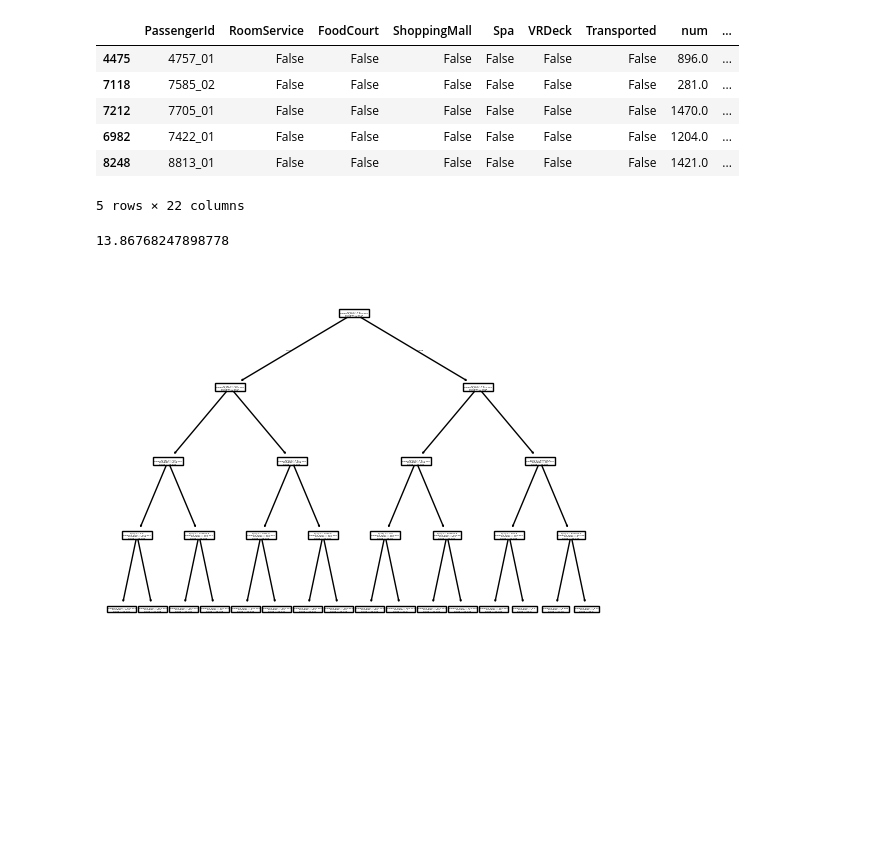
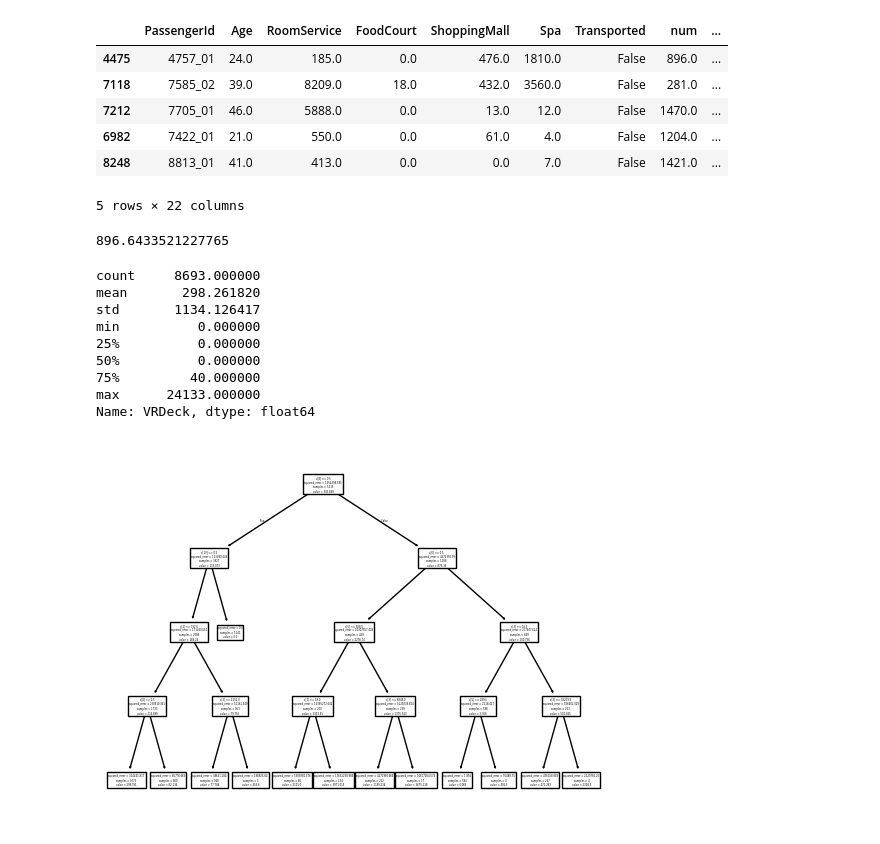
Before and after one commit to MageSim1377/Artificed-Intelligence, a Jupyter notebook: Task.ipynb, the cells around one changed output. Drawn from its saved outputs; the diff is of its cells as text; code cells hidden in the pictures; blank space fills up the shorter version.

```diff
--- a/Task.ipynb
+++ b/Task.ipynb
@@ -18,27 +19,37 @@ df.head(5)
 # %%
 # Regression
 # %%
-x_train, x_test, y_train, y_test = train_test_split(df.drop(['Age'], axis=1), df['Age'], test_size=0.4, random_state=42)
+x_train, x_test, y_train, y_test = train_test_split(df.drop(['VRDeck'], axis=1), df['VRDeck'], test_size=0.4, random_state=42)
 x_train.head(5)
 # %% [output]
-|  | PassengerId | RoomService | FoodCourt | ShoppingMall | Spa | VRDeck | Transported | num | ... |
-| 4475 | 4757_01 | False | False | False | False | False | False | 896.0 | ... |
-| 7118 | 7585_02 | False | False | False | False | False | False | 281.0 | ... |
-| 7212 | 7705_01 | False | False | False | False | False | False | 1470.0 | ... |
-| 6982 | 7422_01 | False | False | False | False | False | False | 1204.0 | ... |
-| 8248 | 8813_01 | False | False | False | False | False | False | 1421.0 | ... |
+|  | PassengerId | Age | RoomService | FoodCourt | ShoppingMall | Spa | Transported | num | ... |
+| 4475 | 4757_01 | 24.0 | 185.0 | 0.0 | 476.0 | 1810.0 | False | 896.0 | ... |
+| 7118 | 7585_02 | 39.0 | 8209.0 | 18.0 | 432.0 | 3560.0 | False | 281.0 | ... |
+| 7212 | 7705_01 | 46.0 | 5888.0 | 0.0 | 13.0 | 12.0 | False | 1470.0 | ... |
+| 6982 | 7422_01 | 21.0 | 550.0 | 0.0 | 61.0 | 4.0 | False | 1204.0 | ... |
+| 8248 | 8813_01 | 41.0 | 413.0 | 0.0 | 0.0 | 7.0 | False | 1421.0 | ... |
 5 rows × 22 columns
 # %%
 dt_regressor_model = DecisionTreeRegressor(max_depth=4)
 
 dt_regressor_model.fit(x_train, y_train)
 
 y_pred = dt_regressor_model.predict(x_test)
 
 tree.plot_tree(dt_regressor_model)
 
 rmse = root_mean_squared_error(y_test, y_pred)
 print(rmse)
+df['VRDeck'].describe()
 # %% [output]
-13.86768247898778
+896.6433521227765
+count     8693.000000
+mean       298.261820
+std       1134.126417
+min          0.000000
+25%          0.000000
+50%          0.000000
+75%         40.000000
+max      24133.000000
+Name: VRDeck, dtype: float64
-[figure, old version]
+[figure, new version]
```
Also changed, not shown: parts of 6 cells of this notebook, 1 other file.
